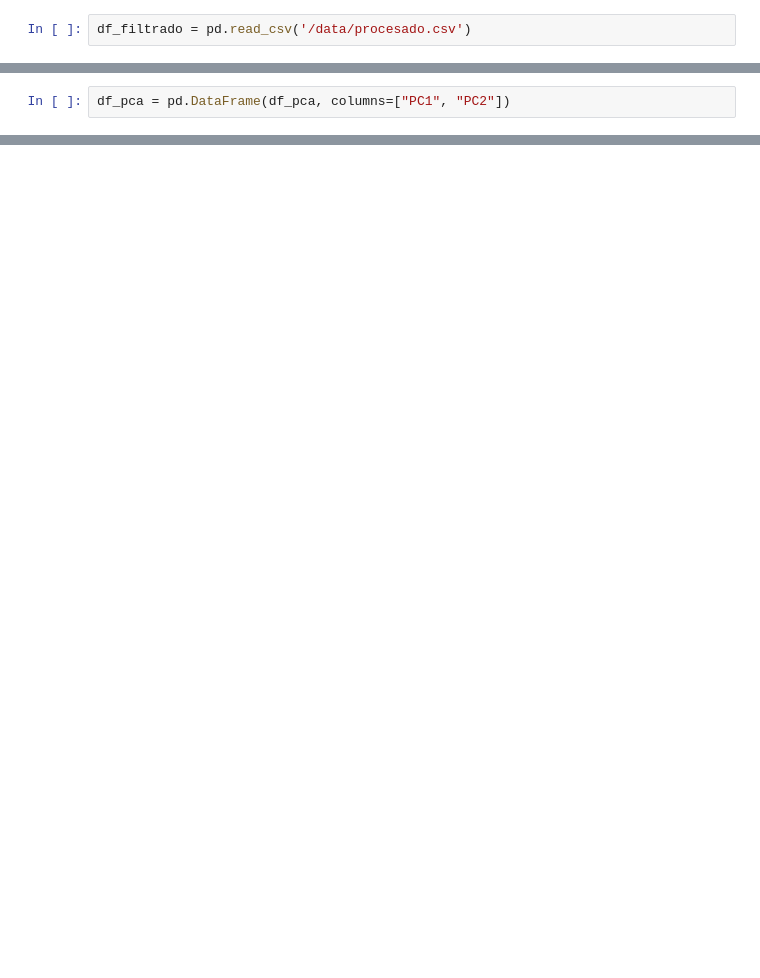
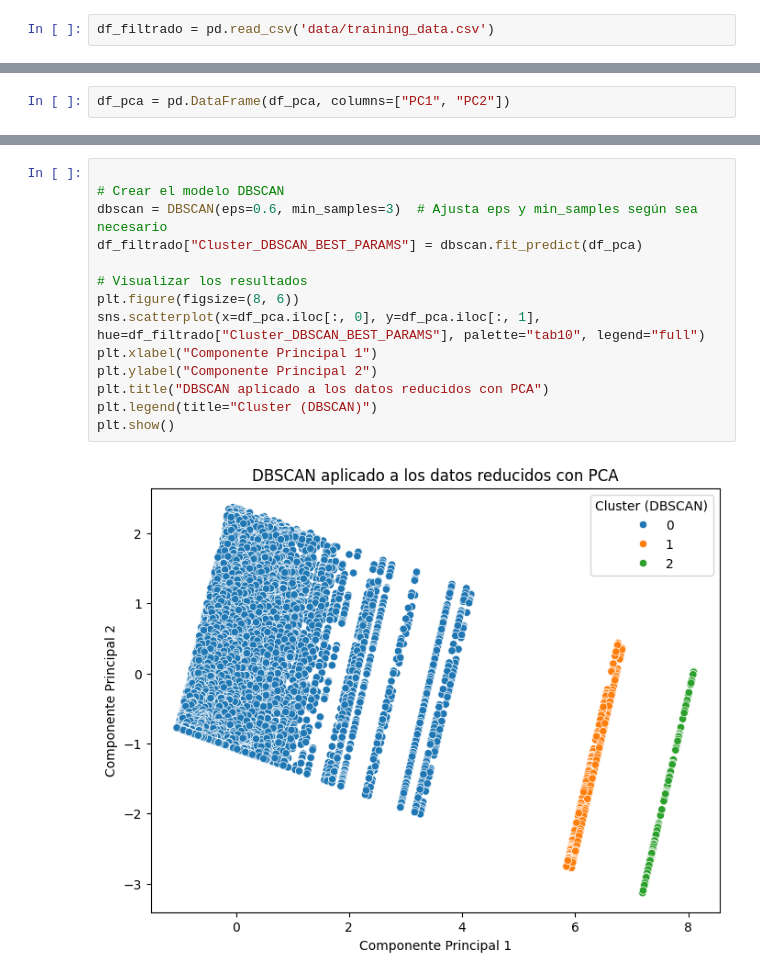
Before and after one commit to LLAES07/Segmentacion_clientes, a Jupyter notebook: notebook/2_MODEL_TRAINING.ipynb, the cells around one changed output, grey strips where cells are left out. Saved outputs shown, nothing was run; the diff lists cells and outputs as text; blank space fills up the shorter version.

Commit message:
Actualizando model training

```diff
--- a/notebook/2_MODEL_TRAINING.ipynb
+++ b/notebook/2_MODEL_TRAINING.ipynb
@@ -13,2 +14,2 @@ import seaborn as sns
 # %%
-df_filtrado = pd.read_csv('/data/procesado.csv')
+df_filtrado = pd.read_csv('data/training_data.csv')
@@ -166,2 +203,18 @@ print("Mejores parámetros:", best_params)
+# %%
+
+# Crear el modelo DBSCAN
+dbscan = DBSCAN(eps=0.6, min_samples=3)  # Ajusta eps y min_samples según sea necesario
+df_filtrado["Cluster_DBSCAN_BEST_PARAMS"] = dbscan.fit_predict(df_pca)
+
+# Visualizar los resultados
+plt.figure(figsize=(8, 6))
+sns.scatterplot(x=df_pca.iloc[:, 0], y=df_pca.iloc[:, 1], hue=df_filtrado["Cluster_DBSCAN_BEST_PARAMS"], palette="tab10", legend="full")
+plt.xlabel("Componente Principal 1")
+plt.ylabel("Componente Principal 2")
+plt.title("DBSCAN aplicado a los datos reducidos con PCA")
+plt.legend(title="Cluster (DBSCAN)")
+plt.show()
+# %% [output]
+[figure, added]
 # %%
 
```
Also changed, not shown: parts of 12 cells of this notebook, 2 other files.
